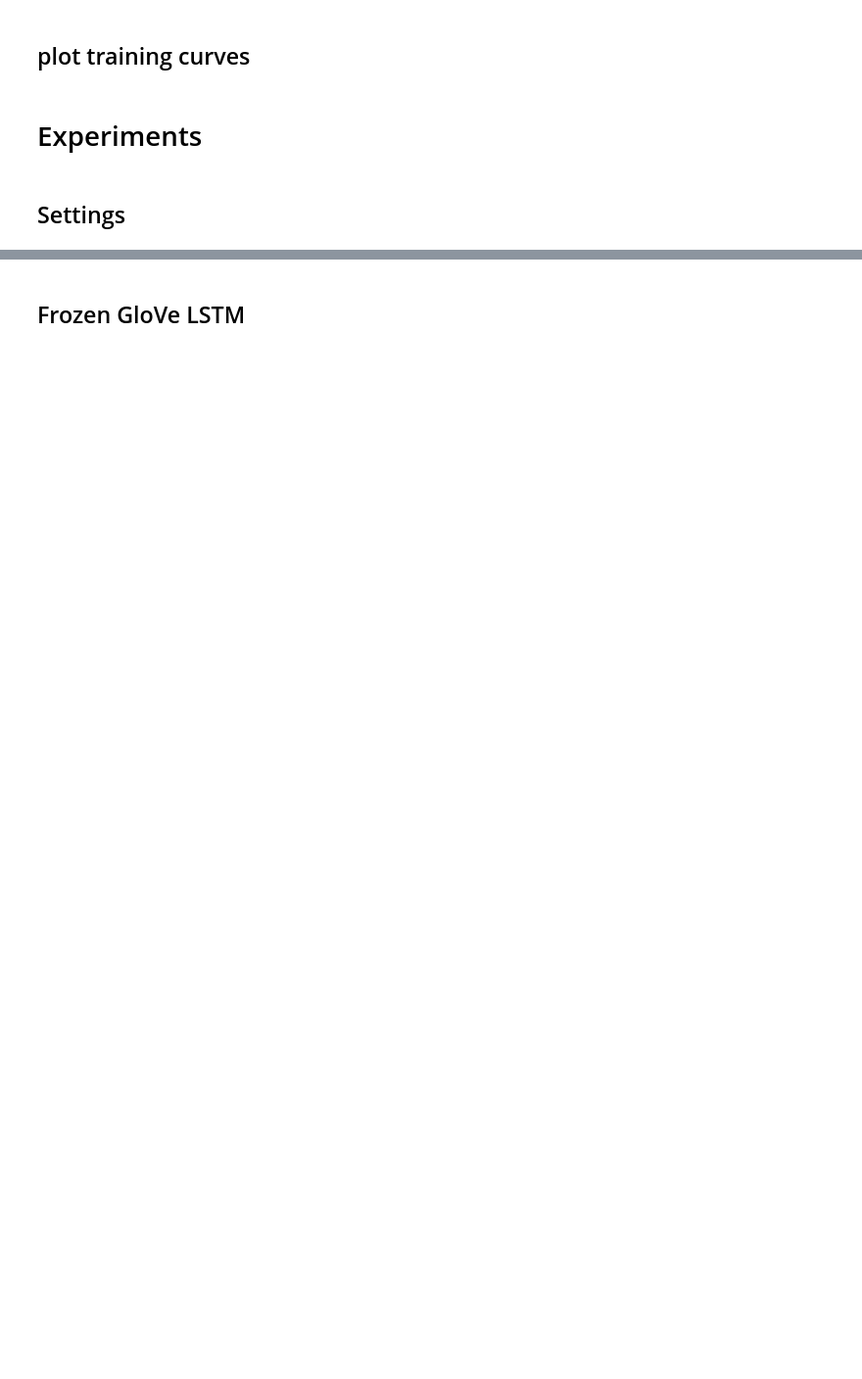
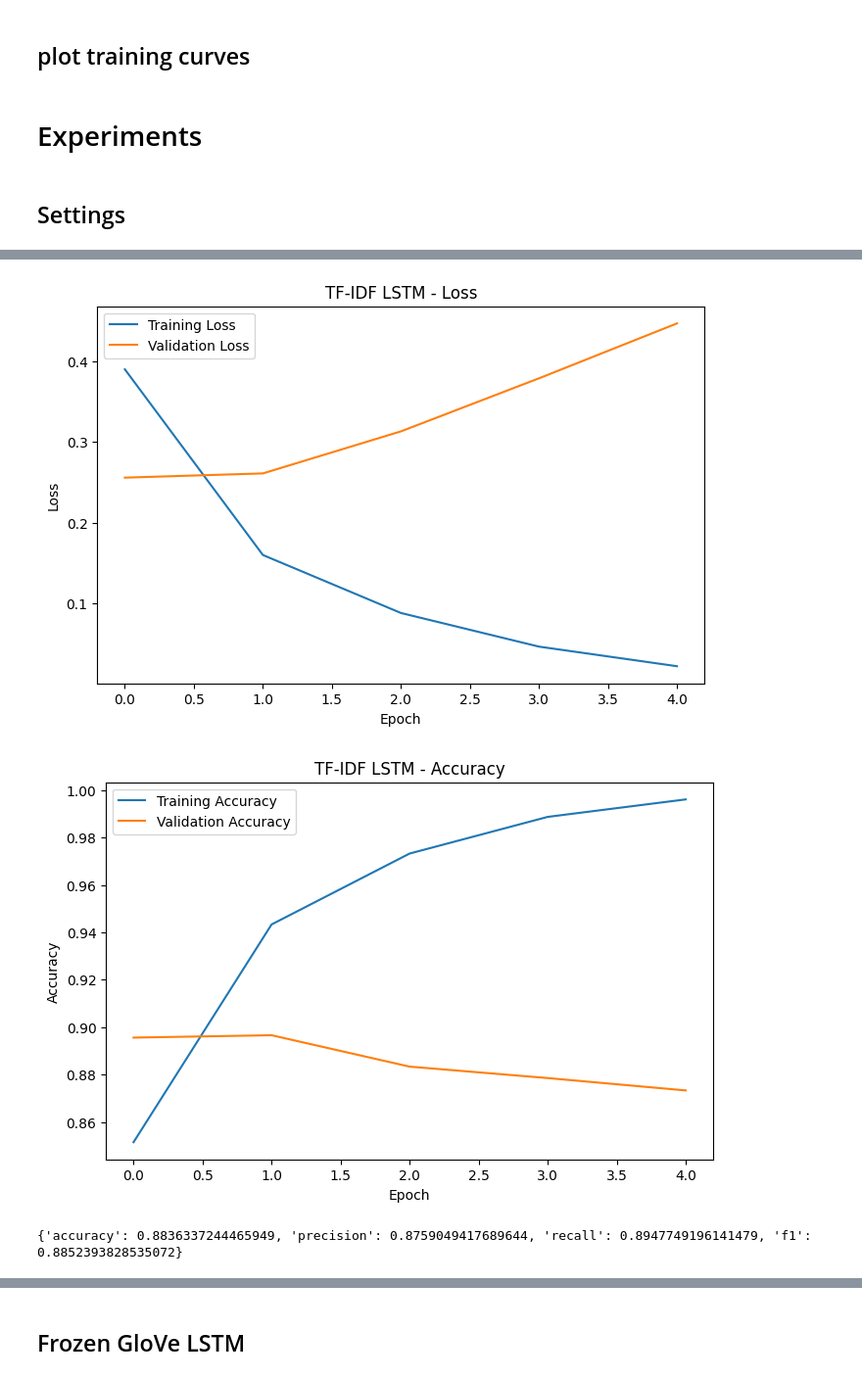
Before and after one commit to Dia8897/Assignment4_NLP_SequenceModels, a Jupyter notebook: notebooks/models/lstm.ipynb, the cells around one changed output, grey strips where cells are left out. Shown at 98% size. Saved outputs shown, nothing was run; the diff lists cells and outputs as text; code cells hidden in the pictures; blank space fills up the shorter version.

Commit message:
lstm

```diff
--- a/notebooks/models/lstm.ipynb
+++ b/notebooks/models/lstm.ipynb
@@ -720,0 +1092,32 @@ EPOCHS = 5
+# %%
+TFIDF_INPUT_SIZE = X_train_tfidf.shape[1]
+
+tfidf_model = TfidfLSTMClassifier(
+    input_size=TFIDF_INPUT_SIZE,
+    hidden_size=128,
+    num_layers=1,
+    dropout=0.3
+).to(device)
+
+tfidf_criterion = nn.BCEWithLogitsLoss()
+
+tfidf_optimizer = torch.optim.Adam(
+    tfidf_model.parameters(),
+    lr=LEARNING_RATE
+)
+
+TFIDF_MODEL_PATH = MODELS_DIR / "lstm_tfidf.pt"
+# %%
+print("Training TF-IDF LSTM...")
+print(f"Device: {device}")
+
+tfidf_history = train_tfidf_model(
+    model=tfidf_model,
+    train_loader=tfidf_train_loader,
+    val_loader=tfidf_val_loader,
+    criterion=tfidf_criterion,
+    optimizer=tfidf_optimizer,
+    device=device,
+    epochs=EPOCHS,
+    model_path=TFIDF_MODEL_PATH
+)
@@ -720,0 +1135,23 @@ EPOCHS = 5
+# %%
+plot_training_history(
+    tfidf_history,
+    "TF-IDF LSTM"
+)
+# %% [output]
+[figure, added]
+[figure, added]
+# %%
+(
+    tfidf_metrics,
+    tfidf_labels,
+    tfidf_predictions,
+    tfidf_probabilities
+) = evaluate_tfidf_model(
+    tfidf_model,
+    tfidf_test_loader,
+    device
+)
+
+print(tfidf_metrics)
+# %% [output]
+{'accuracy': 0.8836337244465949, 'precision': 0.8759049417689644, 'recall': 0.8947749196141479, 'f1': 0.8852393828535072}
```
Also changed, not shown: parts of 39 cells of this notebook, 1 other file.
